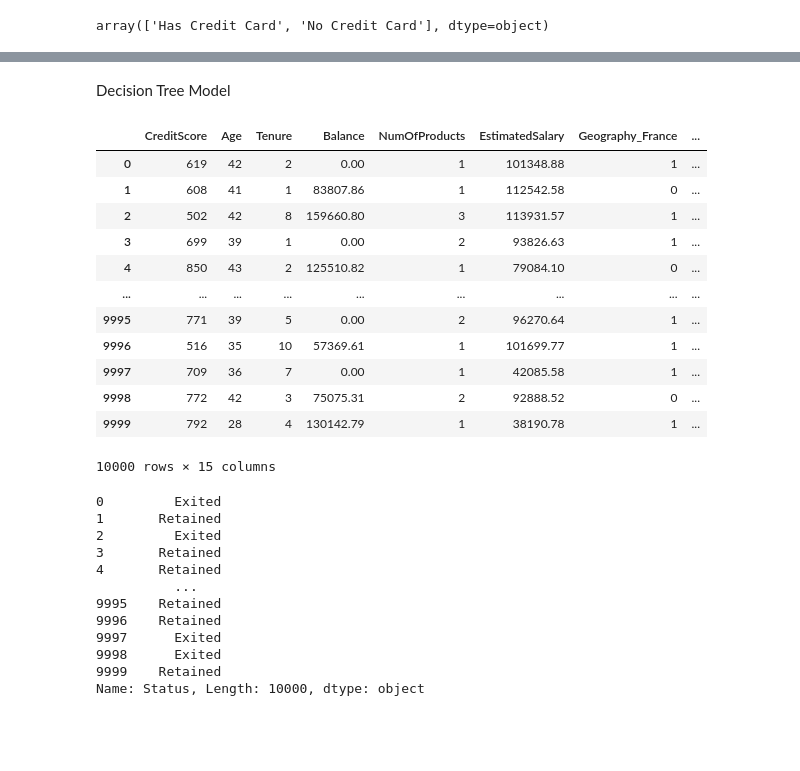
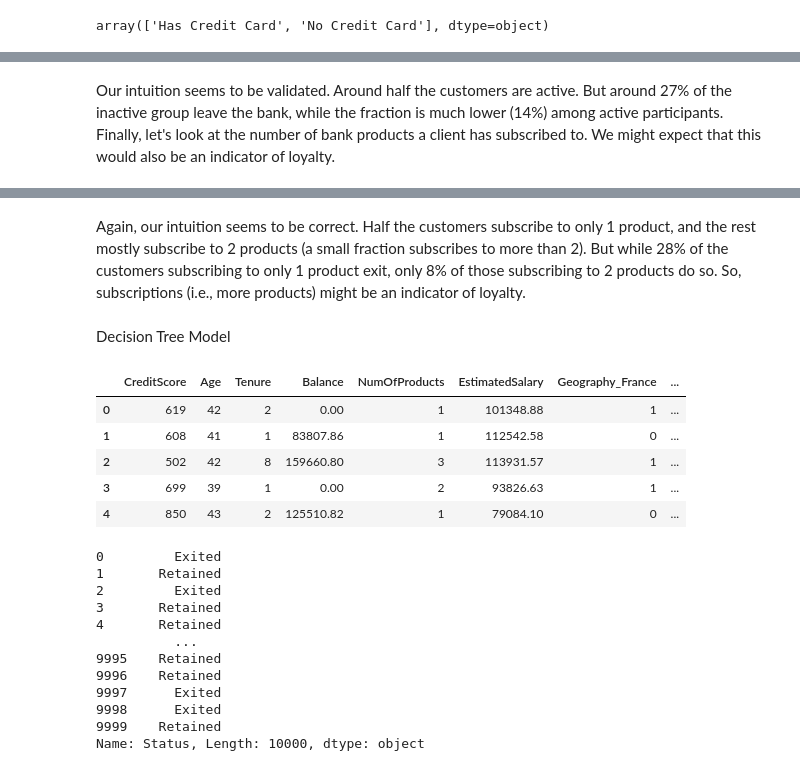
Before and after one commit to KaranGod/Churn-for-Bank-Customers, a Jupyter notebook: Churn.ipynb, the cells around one changed output, grey strips where cells are left out. Drawn from its saved outputs; the diff is of its cells as text; code cells hidden in the pictures; blank space fills up the shorter version.

```diff
--- a/Churn.ipynb
+++ b/Churn.ipynb
@@ -342,6 +359,8 @@ fig = px.sunburst(data_new, path=['Activity', 'Status'])
 fig.update_traces(textinfo='label + percent parent')
 # %% [output]
 [interactive output not drawn]
+# %% [markdown]
+Our intuition seems to be validated. Around half the customers are active. But around 27% of the inactive group leave the bank, while the fraction is much lower (14%) among active participants. Finally, let's look at the number of bank products a client has subscribed to. We might expect that this would also be an indicator of loyalty.
 # %%
 fig = px.sunburst(data_new, path=['NumOfProducts', 'Status'])
 fig.update_traces(textinfo='label + percent parent')
@@ -352,21 +369,16 @@ fig.update_traces(textinfo='label + percent parent')
+# %% [markdown]
+Again, our intuition seems to be correct. Half the customers subscribe to only 1 product, and the rest mostly subscribe to 2 products (a small fraction subscribes to more than 2). But while 28% of the customers subscribing to only 1 product exit, only 8% of those subscribing to 2 products do so. So, subscriptions (i.e., more products) might be an indicator of loyalty.
 # %% [markdown]
 Decision Tree Model
 # %%
-X = data_new.drop('Status',axis=1)
-X = pd.get_dummies(X)
-X
+X = data_new.drop("Status",axis=1)    #The set of predictors
+X = pd.get_dummies(X)                 #Creating dummies for the required features
+X.head()
 # %% [output]
 |  | CreditScore | Age | Tenure | Balance | NumOfProducts | EstimatedSalary | Geography_France | ... |
 | 0 | 619 | 42 | 2 | 0.00 | 1 | 101348.88 | 1 | ... |
 | 1 | 608 | 41 | 1 | 83807.86 | 1 | 112542.58 | 0 | ... |
 | 2 | 502 | 42 | 8 | 159660.80 | 3 | 113931.57 | 1 | ... |
 | 3 | 699 | 39 | 1 | 0.00 | 2 | 93826.63 | 1 | ... |
 | 4 | 850 | 43 | 2 | 125510.82 | 1 | 79084.10 | 0 | ... |
-| ... | ... | ... | ... | ... | ... | ... | ... | ... |
-| 9995 | 771 | 39 | 5 | 0.00 | 2 | 96270.64 | 1 | ... |
-| 9996 | 516 | 35 | 10 | 57369.61 | 1 | 101699.77 | 1 | ... |
-| 9997 | 709 | 36 | 7 | 0.00 | 1 | 42085.58 | 1 | ... |
-| 9998 | 772 | 42 | 3 | 75075.31 | 2 | 92888.52 | 0 | ... |
-| 9999 | 792 | 28 | 4 | 130142.79 | 1 | 38190.78 | 1 | ... |
-10000 rows × 15 columns
 # %%
```
Also changed, not shown: parts of 64 cells of this notebook.
